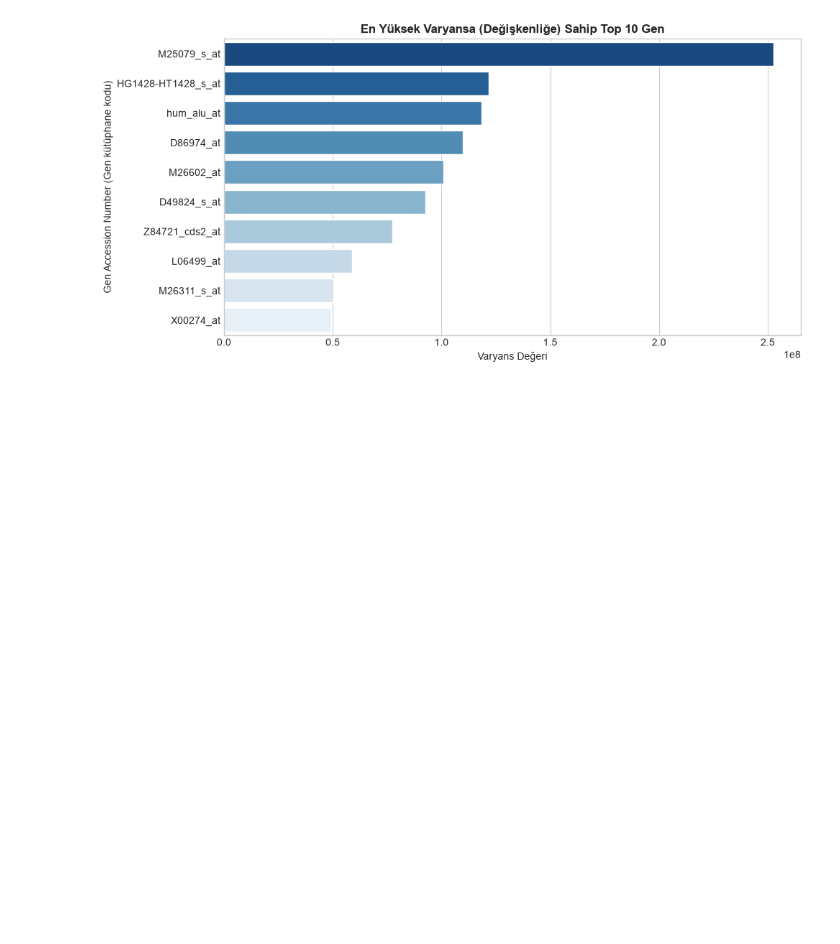
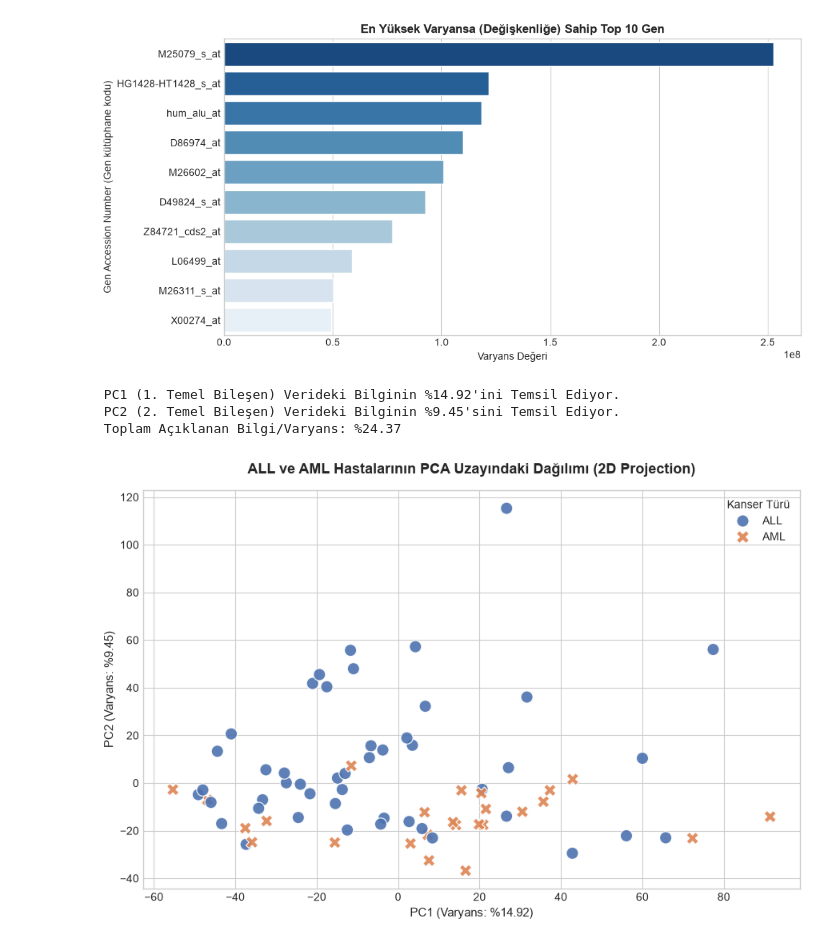
Before and after one commit to berfinerk/Cancer-Gene-Expression-Analysis-and-Biomarker-Discovery, a Jupyter notebook: cancer_gene_analysis.ipynb, the cells around one changed output. Cells and saved outputs as stored; diff of their text form; code cells hidden in the pictures; blank space fills up the shorter version.

```diff
--- a/cancer_gene_analysis.ipynb
+++ b/cancer_gene_analysis.ipynb
@@ -129,3 +129,54 @@ Passing `palette` without assigning `hue` is deprecated and will be removed in v
 
   sns.barplot(x=top_10_high_var.values, y=top_10_high_var.index, palette='Blues_r')
 [figure]
+# %%
+from sklearn.preprocessing import StandardScaler
+from sklearn.decomposition import PCA
+
+# 1. Gen verilerini ve etiketleri ayırma
+X = gene_data_with_labels.drop(columns=['cancer'])
+y = gene_data_with_labels['cancer']
+
+# 2. Standartlaştırma (StandardScaler): Tüm genleri eşit ölçeğe getirme
+scaler = StandardScaler()
+X_scaled = scaler.fit_transform(X)
+
+# 3. PCA Modelini Tanımlama (7129 boyuttan 2 boyuta indirgeme)
+pca = PCA(n_components=2)
+pca_result = pca.fit_transform(X_scaled)
+
+# 4. Elde edilen 2 temel bileşeni DataFrame haline getirme
+pca_df = pd.DataFrame(data=pca_result, columns=['PC1', 'PC2'])
+pca_df['cancer'] = y.values
+
+# Açıklanan Varyans Oranları (Explained Variance Ratio)
+var_pc1 = pca.explained_variance_ratio_[0] * 100
+var_pc2 = pca.explained_variance_ratio_[1] * 100
+
+print(f" PC1 (1. Temel Bileşen) Verideki Bilginin %{var_pc1:.2f}'ini Temsil Ediyor.")
+print(f" PC2 (2. Temel Bileşen) Verideki Bilginin %{var_pc2:.2f}'sini Temsil Ediyor.")
+print(f" Toplam Açıklanan Bilgi/Varyans: %{(var_pc1 + var_pc2):.2f}")
+# %% [output]
+ PC1 (1. Temel Bileşen) Verideki Bilginin %14.92'ini Temsil Ediyor.
+ PC2 (2. Temel Bileşen) Verideki Bilginin %9.45'sini Temsil Ediyor.
+ Toplam Açıklanan Bilgi/Varyans: %24.37
+# %%
+plt.figure(figsize=(9, 6))
+sns.scatterplot(
+    x='PC1', y='PC2',
+    hue='cancer',
+    style='cancer',
+    data=pca_df,
+    s=120,
+    palette=['#4C72B0', '#DD8452'],
+    alpha=0.9
+)
+
+plt.title('ALL ve AML Hastalarının PCA Uzayındaki Dağılımı (2D Projection)', fontsize=13, fontweight='bold', pad=15)
+plt.xlabel(f'PC1 (Varyans: %{var_pc1:.2f})', fontsize=11)
+plt.ylabel(f'PC2 (Varyans: %{var_pc2:.2f})', fontsize=11)
+plt.legend(title='Kanser Türü', loc='best')
+plt.tight_layout()
+plt.show()
+# %% [output]
+[figure, added]
```
Also changed, not shown: parts of 2 cells of this notebook.
